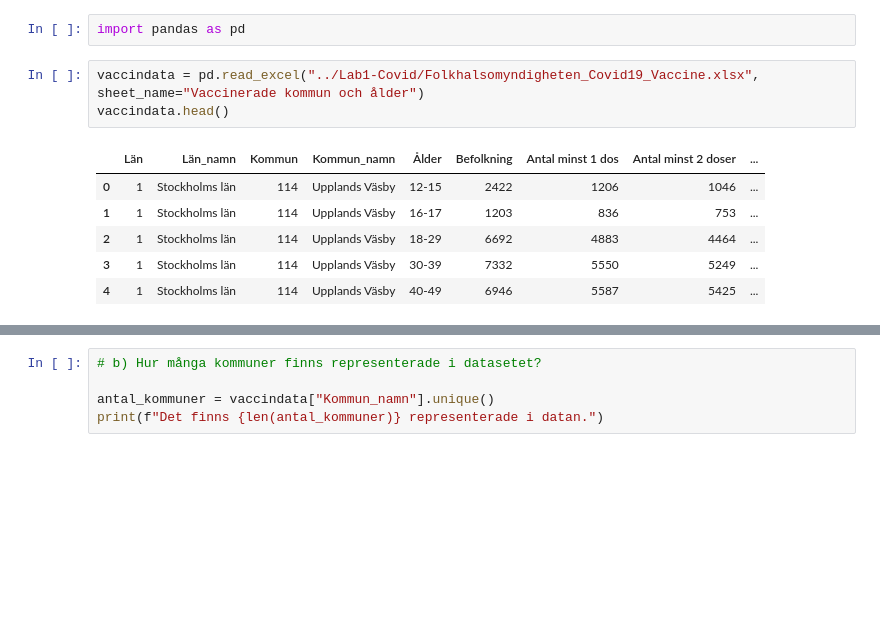
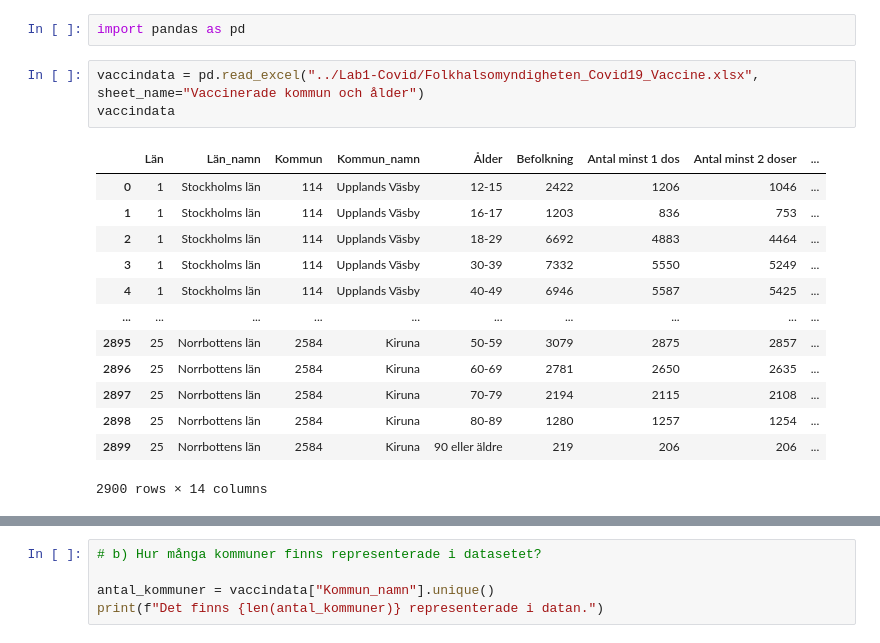
Before and after one commit to smlatic/Databehandling-Edin-Smlatic, a Jupyter notebook: Lab/Lab1-Covid/lab-Covid.ipynb, the cells around one changed output, grey strips where cells are left out. Drawn from its saved outputs; the diff is of its cells as text; blank space fills up the shorter version.

```diff
--- a/Lab/Lab1-Covid/lab-Covid.ipynb
+++ b/Lab/Lab1-Covid/lab-Covid.ipynb
@@ -139,14 +139,21 @@ px_line(y=["Antal_avlidna_vecka", "Antal_fall_vecka"], log_y=True, title="New de
 import pandas as pd
 # %%
 vaccindata = pd.read_excel("../Lab1-Covid/Folkhalsomyndigheten_Covid19_Vaccine.xlsx", sheet_name="Vaccinerade kommun och ålder")
-vaccindata.head()
+vaccindata
 # %% [output]
 |  | Län | Län_namn | Kommun | Kommun_namn | Ålder | Befolkning | Antal minst 1 dos | Antal minst 2 doser | ... |
 | 0 | 1 | Stockholms län | 114 | Upplands Väsby | 12-15 | 2422 | 1206 | 1046 | ... |
 | 1 | 1 | Stockholms län | 114 | Upplands Väsby | 16-17 | 1203 | 836 | 753 | ... |
 | 2 | 1 | Stockholms län | 114 | Upplands Väsby | 18-29 | 6692 | 4883 | 4464 | ... |
 | 3 | 1 | Stockholms län | 114 | Upplands Väsby | 30-39 | 7332 | 5550 | 5249 | ... |
 | 4 | 1 | Stockholms län | 114 | Upplands Väsby | 40-49 | 6946 | 5587 | 5425 | ... |
+| ... | ... | ... | ... | ... | ... | ... | ... | ... | ... |
+| 2895 | 25 | Norrbottens län | 2584 | Kiruna | 50-59 | 3079 | 2875 | 2857 | ... |
+| 2896 | 25 | Norrbottens län | 2584 | Kiruna | 60-69 | 2781 | 2650 | 2635 | ... |
+| 2897 | 25 | Norrbottens län | 2584 | Kiruna | 70-79 | 2194 | 2115 | 2108 | ... |
+| 2898 | 25 | Norrbottens län | 2584 | Kiruna | 80-89 | 1280 | 1257 | 1254 | ... |
+| 2899 | 25 | Norrbottens län | 2584 | Kiruna | 90 eller äldre | 219 | 206 | 206 | ... |
+2900 rows × 14 columns
 # %%
 # a) Hur många län finns representerade?
 
```
Also changed, not shown: parts of 6 cells of this notebook, 5 other files.
